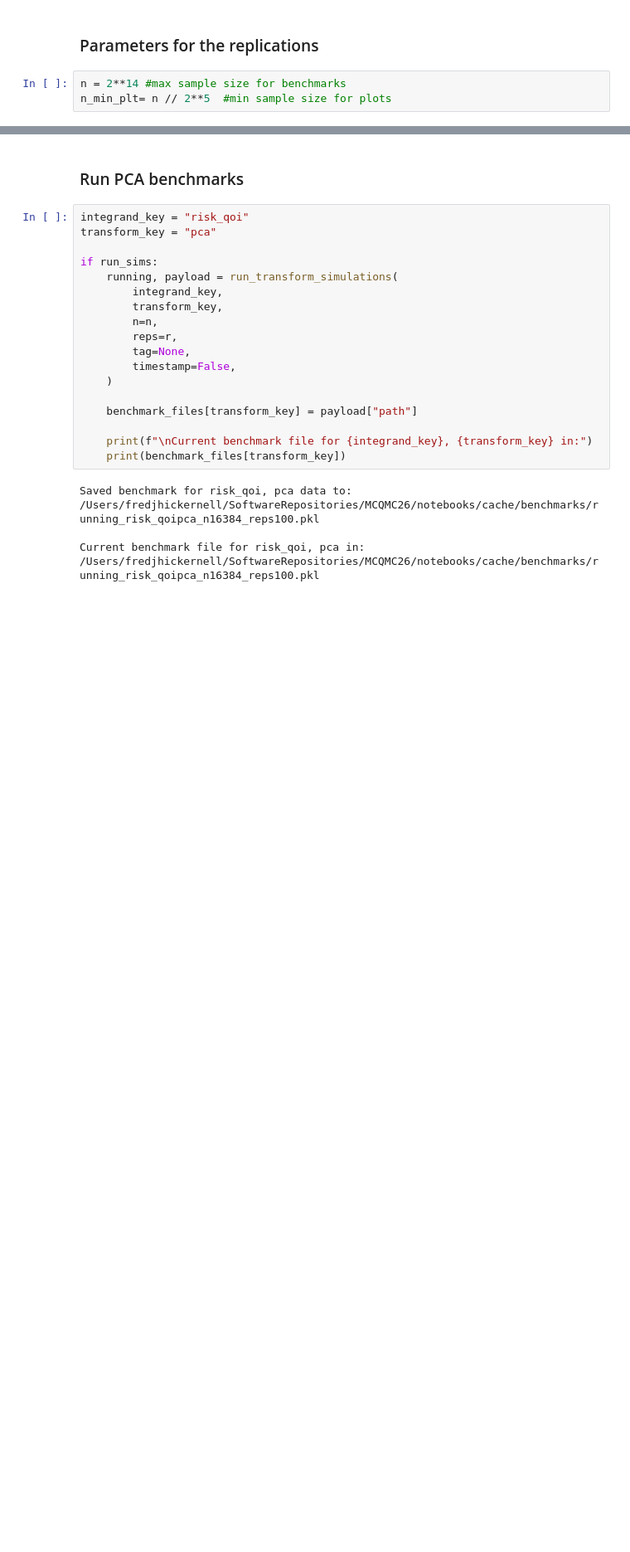
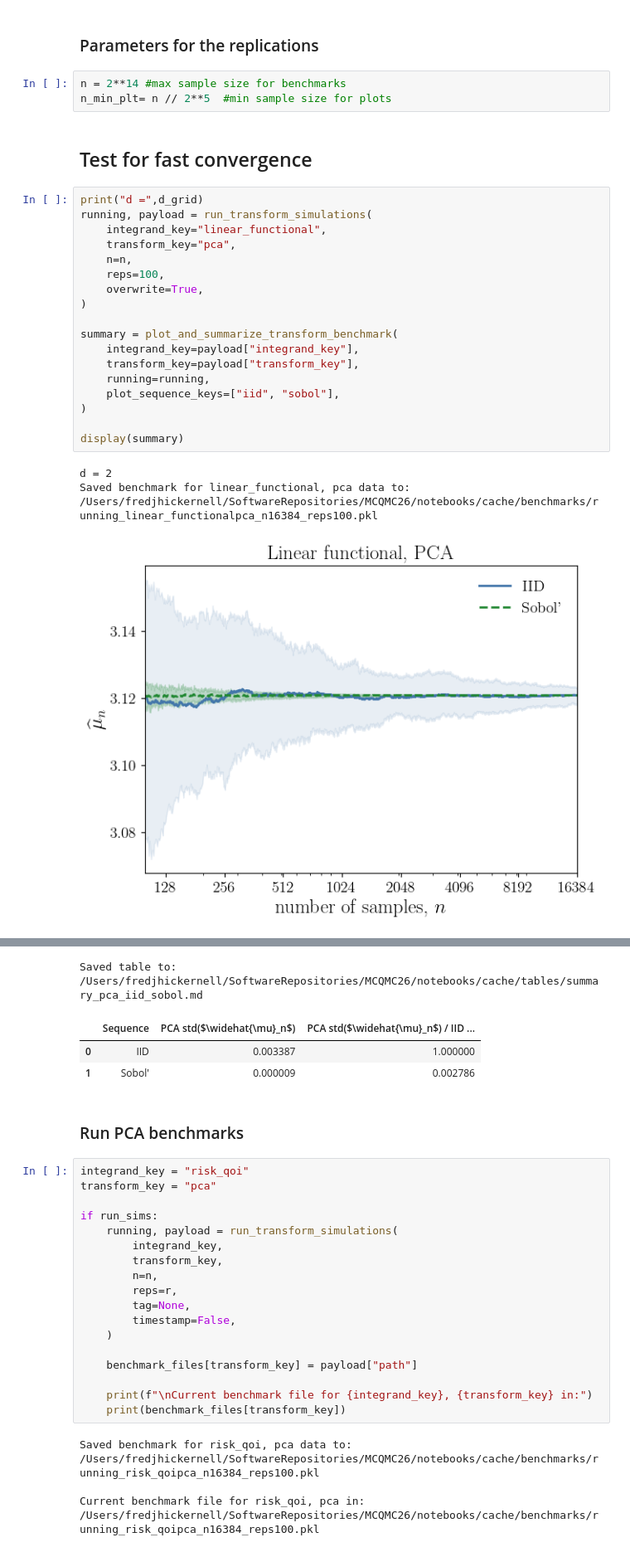
Before and after one commit to fjhickernell/MCQMC26, a Jupyter notebook: notebooks/MCQMC2026_UQ_Penalty_Example.ipynb, the cells around one changed output, grey strips where cells are left out. Shown at 83% size. Saved outputs shown, nothing was run; the diff lists cells and outputs as text; blank space fills up the shorter version.

```diff
--- a/notebooks/MCQMC2026_UQ_Penalty_Example.ipynb
+++ b/notebooks/MCQMC2026_UQ_Penalty_Example.ipynb
@@ -996,3 +1236,28 @@ def plot_and_summarize_transform_benchmark(
 # %%
 n = 2**14 #max sample size for benchmarks
 n_min_plt= n // 2**5  #min sample size for plots
+# %% [markdown]
+## Test for fast convergence
+# %%
+print("d =",d_grid)
+running, payload = run_transform_simulations(
+    integrand_key="linear_functional",
+    transform_key="pca",
+    n=n,
+    reps=100,
+    overwrite=True,
+)
+
+summary = plot_and_summarize_transform_benchmark(
+    integrand_key=payload["integrand_key"],
+    transform_key=payload["transform_key"],
+    running=running,
+    plot_sequence_keys=["iid", "sobol"],
+)
+
+display(summary)
+# %% [output]
+d = 2
+Saved benchmark for linear_functional, pca data to:
+/Users/fredjhickernell/SoftwareRepositories/MCQMC26/notebooks/cache/benchmarks/running_linear_functionalpca_n16384_reps100.pkl
+[figure, added]
@@ -999,3 +1265,8 @@ n_min_plt= n // 2**5  #min sample size for plots
+Saved table to:
+/Users/fredjhickernell/SoftwareRepositories/MCQMC26/notebooks/cache/tables/summary_pca_iid_sobol.md
+|  | Sequence | PCA std($\widehat{\mu}_n$) | PCA std($\widehat{\mu}_n$) / IID ... |
+| 0 | IID | 0.003387 | 1.000000 |
+| 1 | Sobol' | 0.000009 | 0.002786 |
 # %% [markdown]
 ### Run PCA benchmarks
 # %%
```
Also changed, not shown: parts of 9 cells of this notebook, 1 other file.
